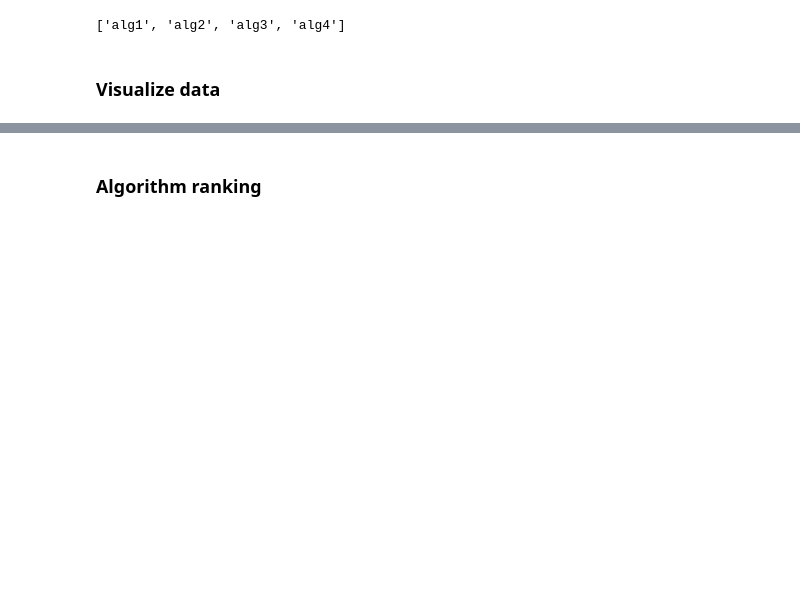
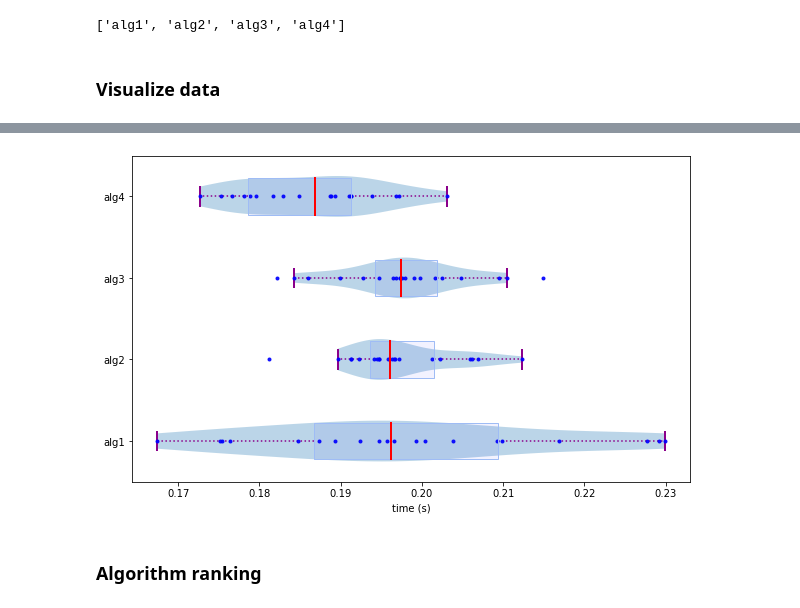
Before and after one commit to HPAC/PartialRanker, a Jupyter notebook: examples/simulated/01_Ranking_single_step.ipynb, the cells around one changed output, grey strips where cells are left out. Cells and saved outputs as stored; diff of their text form; code cells hidden in the pictures; blank space fills up the shorter version.

```diff
--- a/examples/simulated/01_Ranking_single_step.ipynb
+++ b/examples/simulated/01_Ranking_single_step.ipynb
@@ -88,3 +92,7 @@ mv.show_measurements_boxplots()
+# %%
+fig = mv.show_measurements_violinplot()
+# %% [output]
+[figure, added]
 # %% [markdown]
 ### Algorithm ranking
 # %%
```
Also changed, not shown: parts of 10 cells of this notebook, 21 other files.
